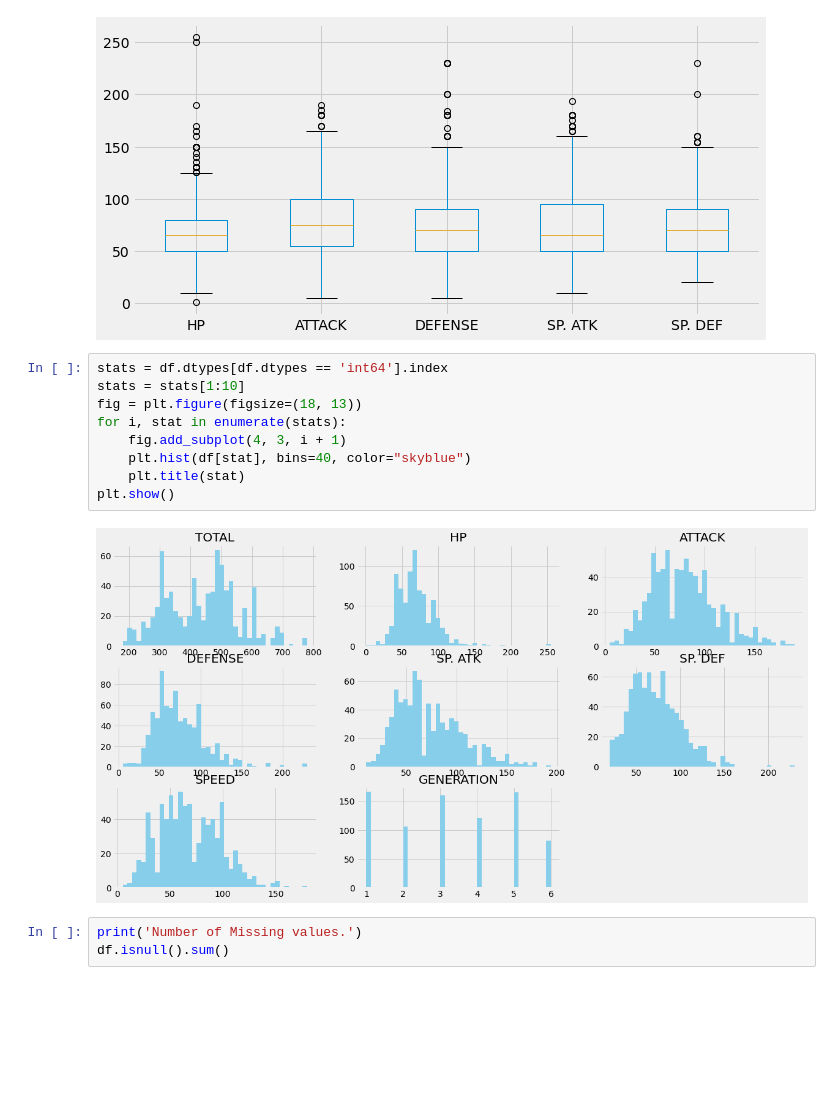
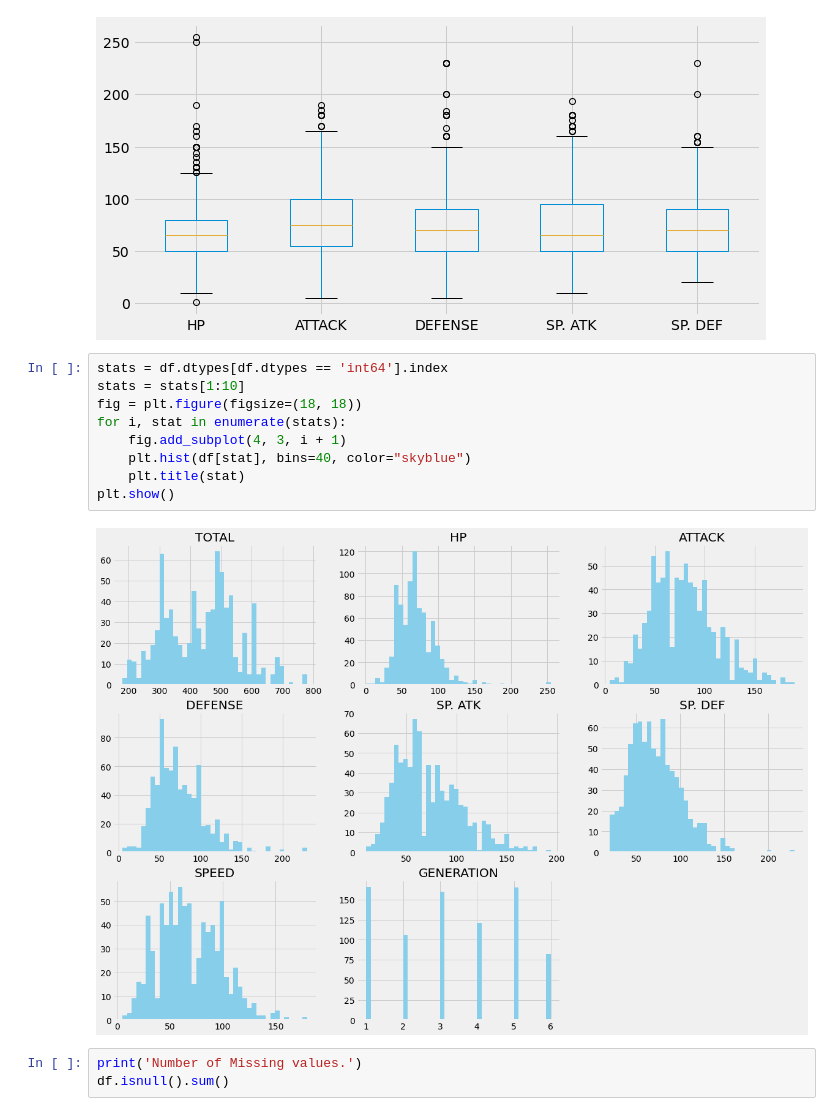
Before and after one commit to mehmetizmirlioglu/pokemon, a Jupyter notebook: pokemon.ipynb, the cells around one changed output. Saved outputs shown, nothing was run; the diff lists cells and outputs as text; blank space fills up the shorter version.

```diff
--- a/pokemon.ipynb
+++ b/pokemon.ipynb
@@ -215,14 +216,14 @@ features.boxplot(figsize=(10, 5))
 # %%
 stats = df.dtypes[df.dtypes == 'int64'].index
 stats = stats[1:10]
-fig = plt.figure(figsize=(18, 13))
+fig = plt.figure(figsize=(18, 18))
 for i, stat in enumerate(stats):
     fig.add_subplot(4, 3, i + 1)
     plt.hist(df[stat], bins=40, color="skyblue")
     plt.title(stat)
 plt.show()
 # %% [output]
-[figure, old version]
+[figure, new version]
 # %%
 print('Number of Missing values.')
 df.isnull().sum()
```
Also changed, not shown: parts of 10 cells of this notebook.
